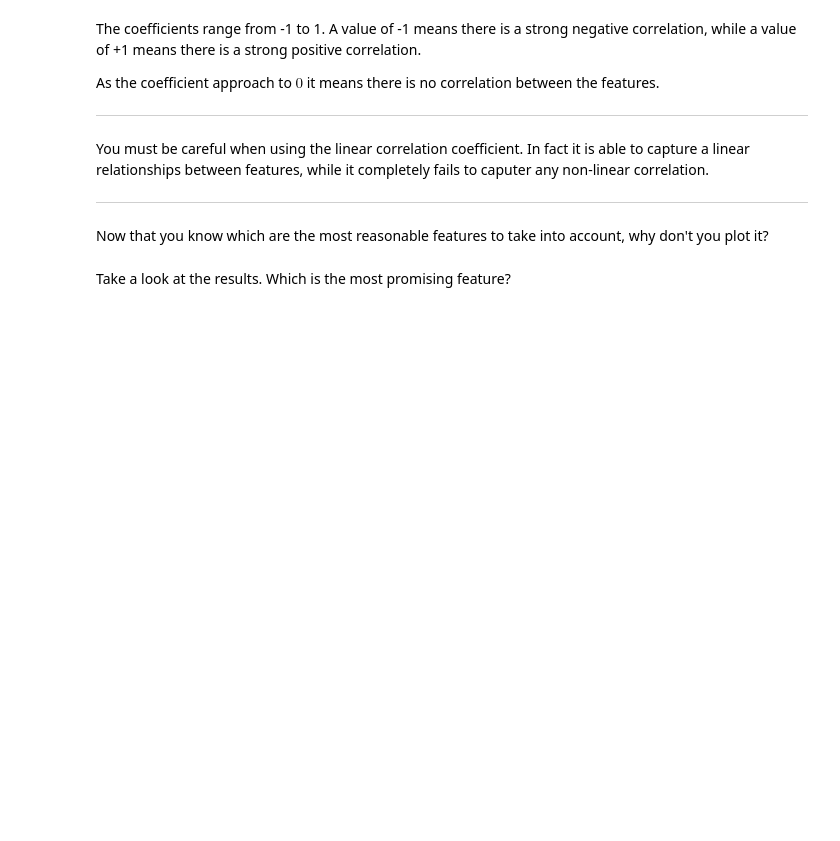
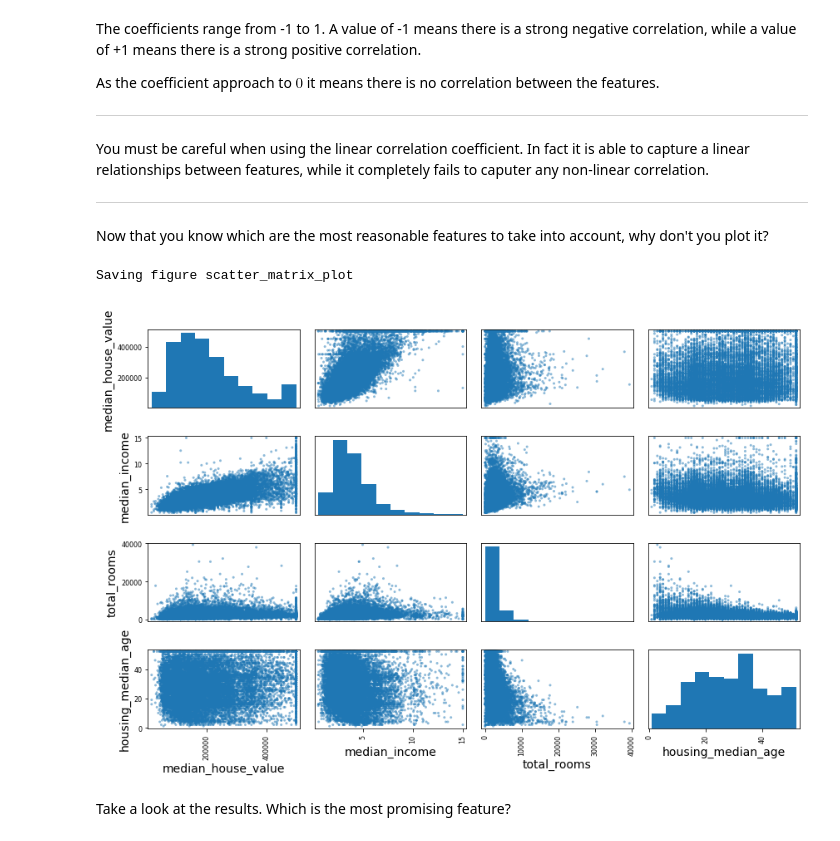
Before and after one commit to acalio/Data-Mining-Course, a Jupyter notebook: Lecture 5/Lecture 5.ipynb, the cells around one changed output. Drawn from its saved outputs; the diff is of its cells as text; code cells hidden in the pictures; blank space fills up the shorter version.

```diff
--- a/Lecture 5/Lecture 5.ipynb
+++ b/Lecture 5/Lecture 5.ipynb
@@ -414,6 +535,13 @@ Now that you know which are the most reasonable features to take into account, w
 # %%
 # from pandas.tools.plotting import scatter_matrix
 from pandas.plotting import scatter_matrix
-# your code here
+
+attributes = ["median_house_value", "median_income", "total_rooms",
+              "housing_median_age"]
+scatter_matrix(housing[attributes], figsize=(12, 8))
+save_fig("scatter_matrix_plot")
+# %% [output]
+Saving figure scatter_matrix_plot
+[figure, added]
 # %% [markdown]
 Take a look at the results.  Which is the most promising feature?
```
Also changed, not shown: parts of 85 cells of this notebook, 4 other files.
